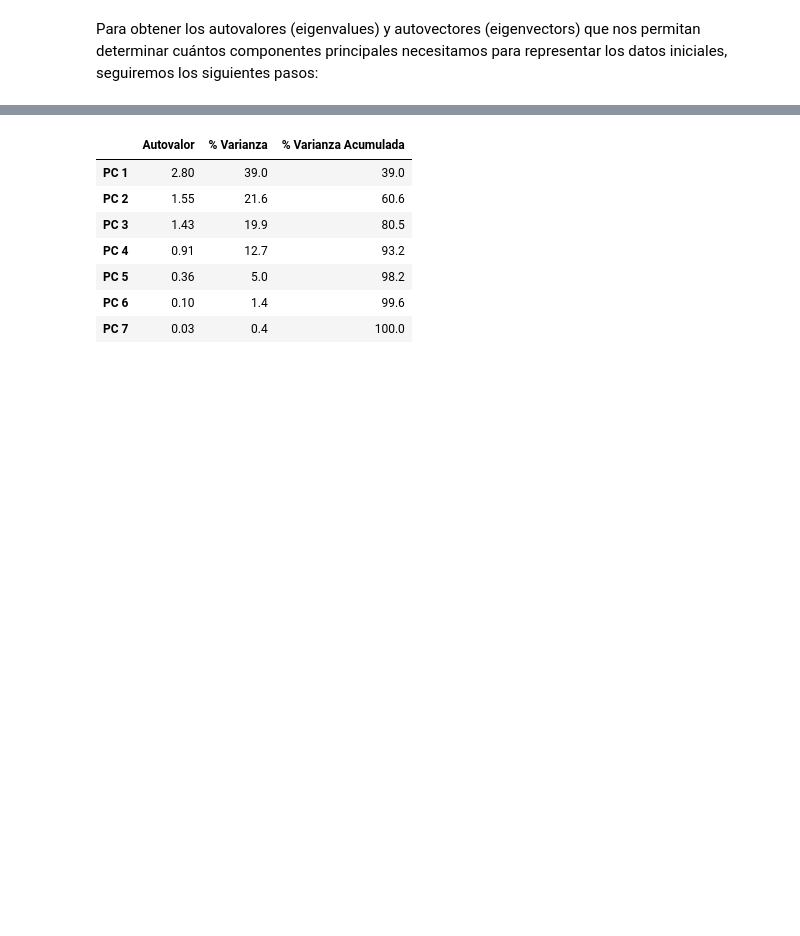
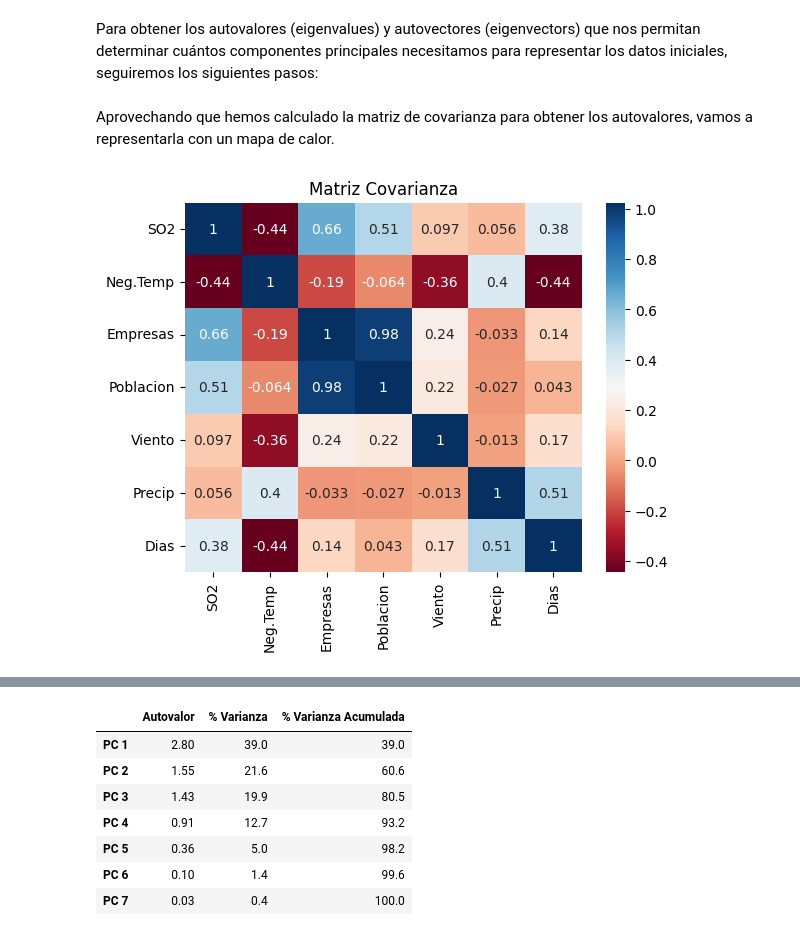
Before and after one commit to CeliaDiazSanchez/Data-Mining, a Jupyter notebook: LAB01_p3.ipynb, the cells around one changed output, grey strips where cells are left out. Saved outputs shown, nothing was run; the diff lists cells and outputs as text; code cells hidden in the pictures; blank space fills up the shorter version.

```diff
--- a/LAB01_p3.ipynb
+++ b/LAB01_p3.ipynb
@@ -831,0 +838,10 @@ Para obtener los autovalores (eigenvalues) y autovectores (eigenvectors) que nos
+# %% [markdown]
+Aprovechando que hemos calculado la matriz de covarianza para obtener los autovalores, vamos a representarla con un mapa de calor.
+# %%
+import seaborn as sns
+sns.heatmap(cov_matrix, cmap='RdBu', annot=True, xticklabels=columns_for_pca, yticklabels=columns_for_pca)
+plt.title('Matriz Covarianza')
+plt.show()
+# cmap='RdBu' establece el esquema de colores que se utilizará para la visualización.
+# %% [output]
+[figure, added]
```
Also changed, not shown: parts of 10 cells of this notebook.
